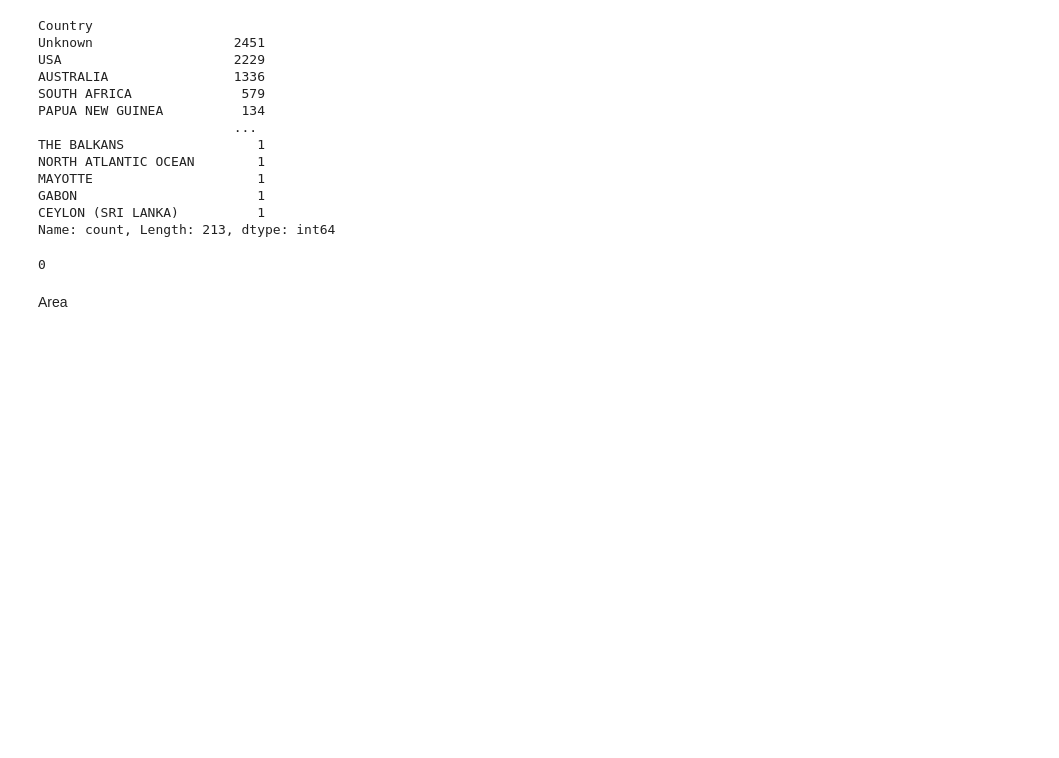
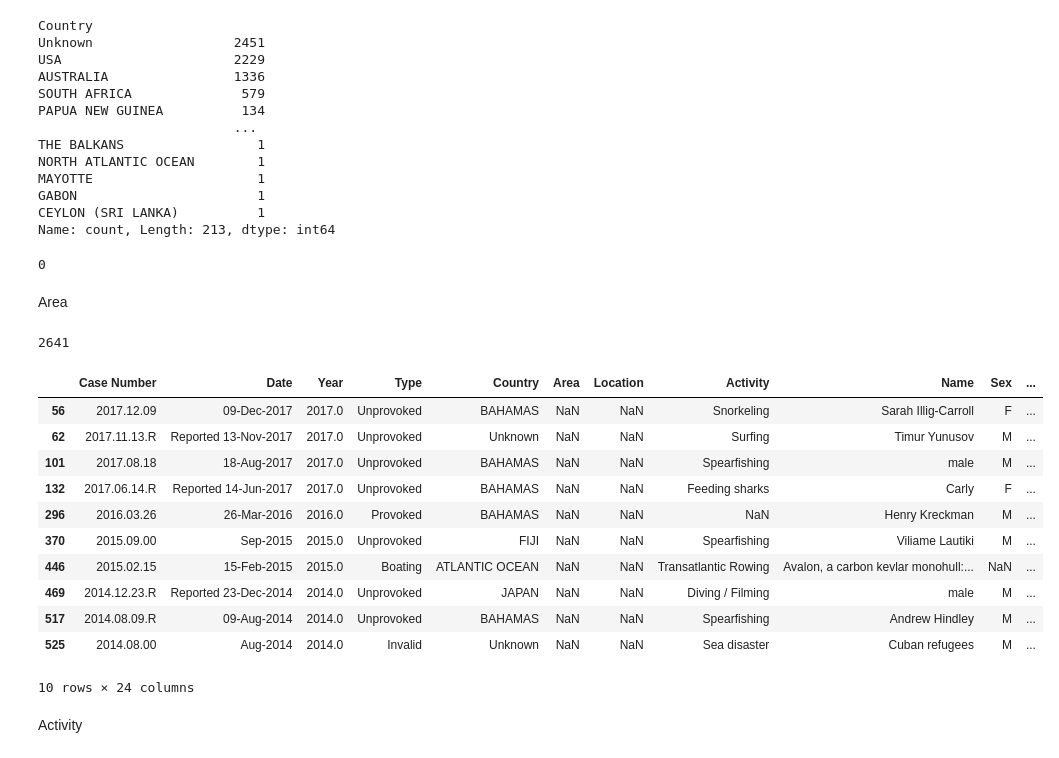
Before and after one commit to carolinariveraa/-CarolinaRivera-Sharks-, a Jupyter notebook: Notebook/main.ipynb, the cells around one changed output. Saved outputs shown, nothing was run; the diff lists cells and outputs as text; code cells hidden in the pictures; blank space fills up the shorter version.

```diff
--- a/Notebook/main.ipynb
+++ b/Notebook/main.ipynb
@@ -295,3 +295,24 @@ sharks['Area'].fillna(sharks['Location'], inplace=True)
 
 sharks[(sharks['Location'].isnull()) & (sharks['Area'].notnull())].head(10)
 sharks['Location'].fillna(sharks['Area'], inplace=True)
+# %%
+sharks['Area'].isnull().sum()
+# %% [output]
+2641
+# %%
+sharks[((sharks['Location'].isnull())&((sharks['Area'].isnull())) )& (sharks['Country'].notnull())].head(10)
+# %% [output]
+|  | Case Number | Date | Year | Type | Country | Area | Location | Activity | Name | Sex | ... |
+| 56 | 2017.12.09 | 09-Dec-2017 | 2017.0 | Unprovoked | BAHAMAS | NaN | NaN | Snorkeling | Sarah Illig-Carroll | F | ... |
+| 62 | 2017.11.13.R | Reported 13-Nov-2017 | 2017.0 | Unprovoked | Unknown | NaN | NaN | Surfing | Timur Yunusov | M | ... |
+| 101 | 2017.08.18 | 18-Aug-2017 | 2017.0 | Unprovoked | BAHAMAS | NaN | NaN | Spearfishing | male | M | ... |
+| 132 | 2017.06.14.R | Reported 14-Jun-2017 | 2017.0 | Unprovoked | BAHAMAS | NaN | NaN | Feeding sharks | Carly | F | ... |
+| 296 | 2016.03.26 | 26-Mar-2016 | 2016.0 | Provoked | BAHAMAS | NaN | NaN | NaN | Henry Kreckman | M | ... |
+| 370 | 2015.09.00 | Sep-2015 | 2015.0 | Unprovoked | FIJI | NaN | NaN | Spearfishing | Viliame Lautiki | M | ... |
+| 446 | 2015.02.15 | 15-Feb-2015 | 2015.0 | Boating | ATLANTIC OCEAN | NaN | NaN | Transatlantic Rowing | Avalon, a carbon kevlar monohull:... | NaN | ... |
+| 469 | 2014.12.23.R | Reported 23-Dec-2014 | 2014.0 | Unprovoked | JAPAN | NaN | NaN | Diving / Filming | male | M | ... |
+| 517 | 2014.08.09.R | 09-Aug-2014 | 2014.0 | Unprovoked | BAHAMAS | NaN | NaN | Spearfishing | Andrew Hindley | M | ... |
+| 525 | 2014.08.00 | Aug-2014 | 2014.0 | Invalid | Unknown | NaN | NaN | Sea disaster | Cuban refugees | M | ... |
+10 rows × 24 columns
+# %% [markdown]
+Activity
```
Also changed, not shown: parts of 6 cells of this notebook.
